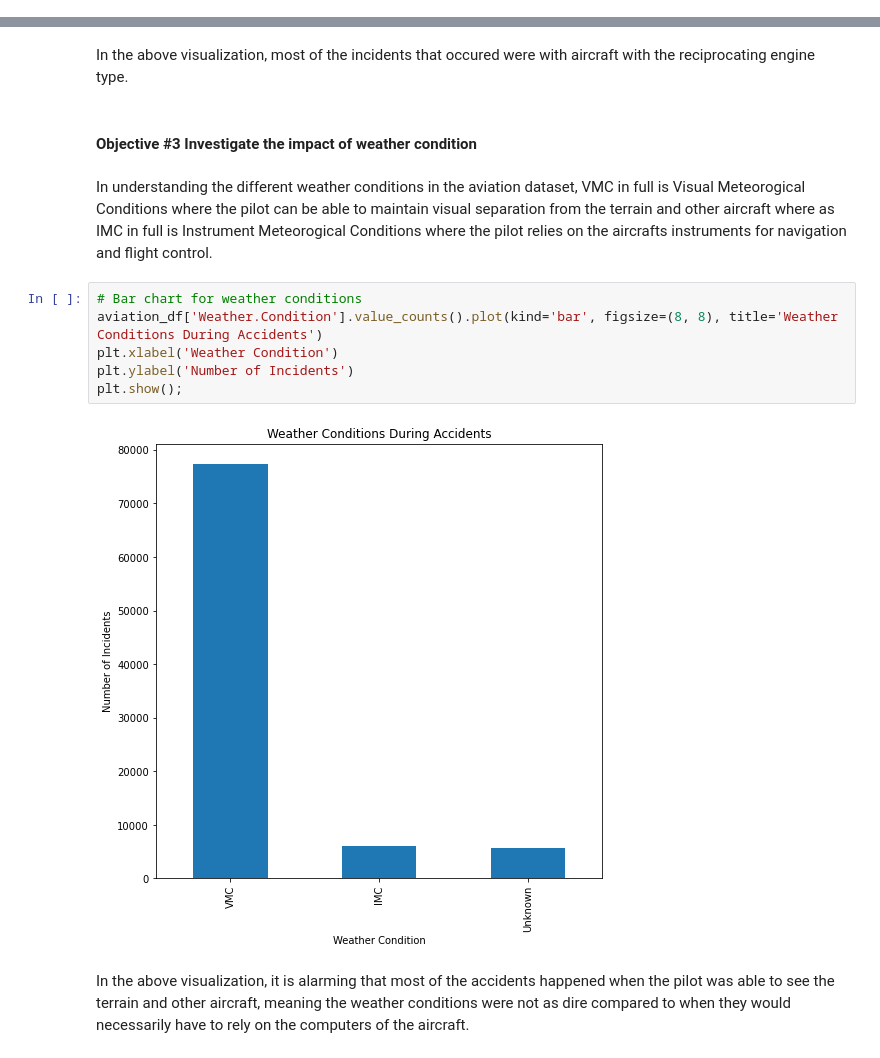
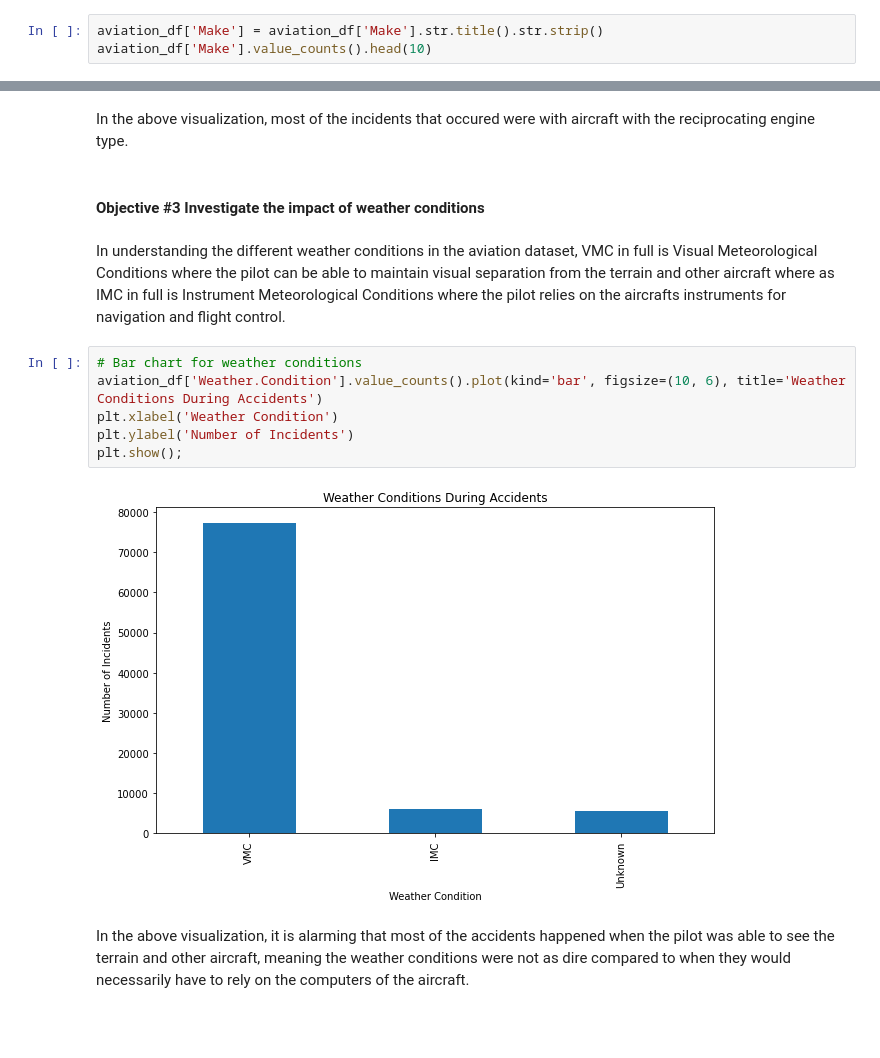
Before and after one commit to billysambasi/phase_1_project, a Jupyter notebook: index.ipynb, the cells around one changed output, grey strips where cells are left out. Drawn from its saved outputs; the diff is of its cells as text; blank space fills up the shorter version.

Commit message:
Done with vizz for the objectives

```diff
--- a/index.ipynb
+++ b/index.ipynb
@@ -191,0 +214,3 @@ memory usage: 12.9+ MB
+# %%
+aviation_df['Make'] = aviation_df['Make'].str.title().str.strip()
+aviation_df['Make'].value_counts().head(10)
@@ -405,17 +455,17 @@ plt.show();
 # %% [markdown]
 In the above visualization, most of the incidents that occured were with aircraft with the reciprocating engine type.
 # %% [markdown]
-#### Objective #3 Investigate the impact of weather condition
+#### Objective #3 Investigate the impact of weather conditions
 # %% [markdown]
-In understanding the different weather conditions in the aviation dataset, VMC in full is Visual Meteorogical Conditions where the pilot can be able to maintain visual separation from the terrain and other aircraft where as IMC in full is Instrument Meteorogical Conditions where the pilot relies on the aircrafts instruments for navigation and flight control.
+In understanding the different weather conditions in the aviation dataset, VMC in full is Visual Meteorological Conditions where the pilot can be able to maintain visual separation from the terrain and other aircraft where as IMC in full is Instrument Meteorological Conditions where the pilot relies on the aircrafts instruments for navigation and flight control.
 # %%
 # Bar chart for weather conditions
-aviation_df['Weather.Condition'].value_counts().plot(kind='bar', figsize=(8, 8), title='Weather Conditions During Accidents')
+aviation_df['Weather.Condition'].value_counts().plot(kind='bar', figsize=(10, 6), title='Weather Conditions During Accidents')
 plt.xlabel('Weather Condition')
 plt.ylabel('Number of Incidents')
 plt.show();
 # %% [output]
-[figure, old version]
+[figure, new version]
 # %% [markdown]
 In the above visualization, it is alarming that most of the accidents happened when the pilot was able to see the terrain and other aircraft, meaning the weather conditions were not as dire compared to when they would necessarily have to rely on the computers of the aircraft.
 # %% [markdown]
```
Also changed, not shown: parts of 12 cells of this notebook.
